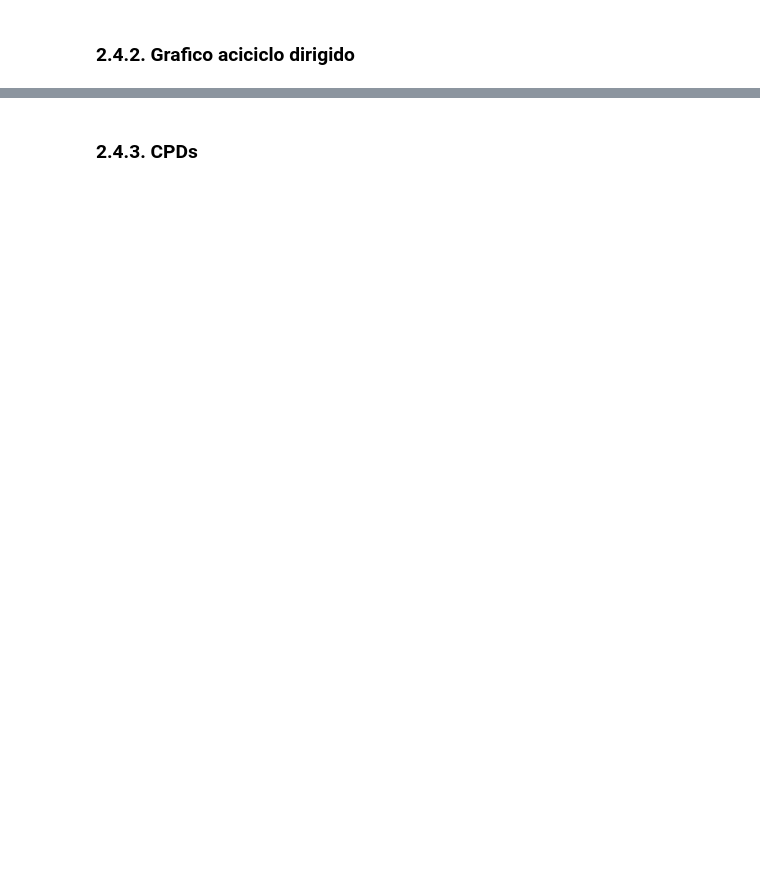
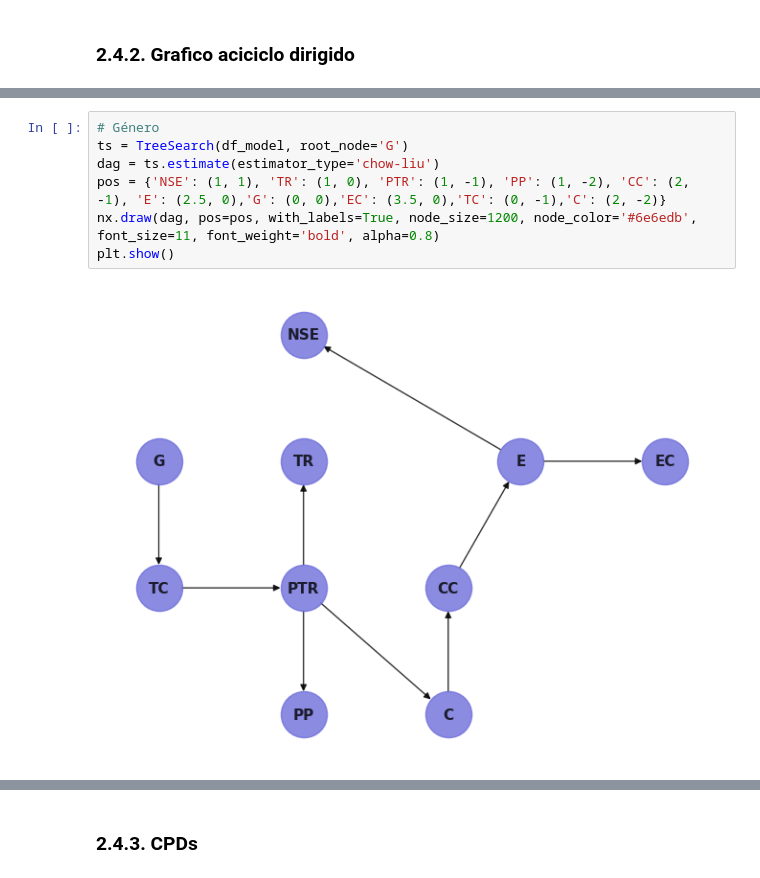
Before and after one commit to maribcs/mgp-bayesian-network-retail, a Jupyter notebook: bayesian_network_retail.ipynb, the cells around one changed output, grey strips where cells are left out. Cells and saved outputs as stored; diff of their text form; blank space fills up the shorter version.

```diff
--- a/bayesian_network_retail.ipynb
+++ b/bayesian_network_retail.ipynb
@@ -660,0 +598,9 @@ plt.show()
+# %%
+# Género
+ts = TreeSearch(df_model, root_node='G')
+dag = ts.estimate(estimator_type='chow-liu')
+pos = {'NSE': (1, 1), 'TR': (1, 0), 'PTR': (1, -1), 'PP': (1, -2), 'CC': (2, -1), 'E': (2.5, 0),'G': (0, 0),'EC': (3.5, 0),'TC': (0, -1),'C': (2, -2)}
+nx.draw(dag, pos=pos, with_labels=True, node_size=1200, node_color='#6e6edb', font_size=11, font_weight='bold', alpha=0.8)
+plt.show()
+# %% [output]
+[figure, added]
```
Also changed, not shown: parts of 67 cells of this notebook, 1 other file.
